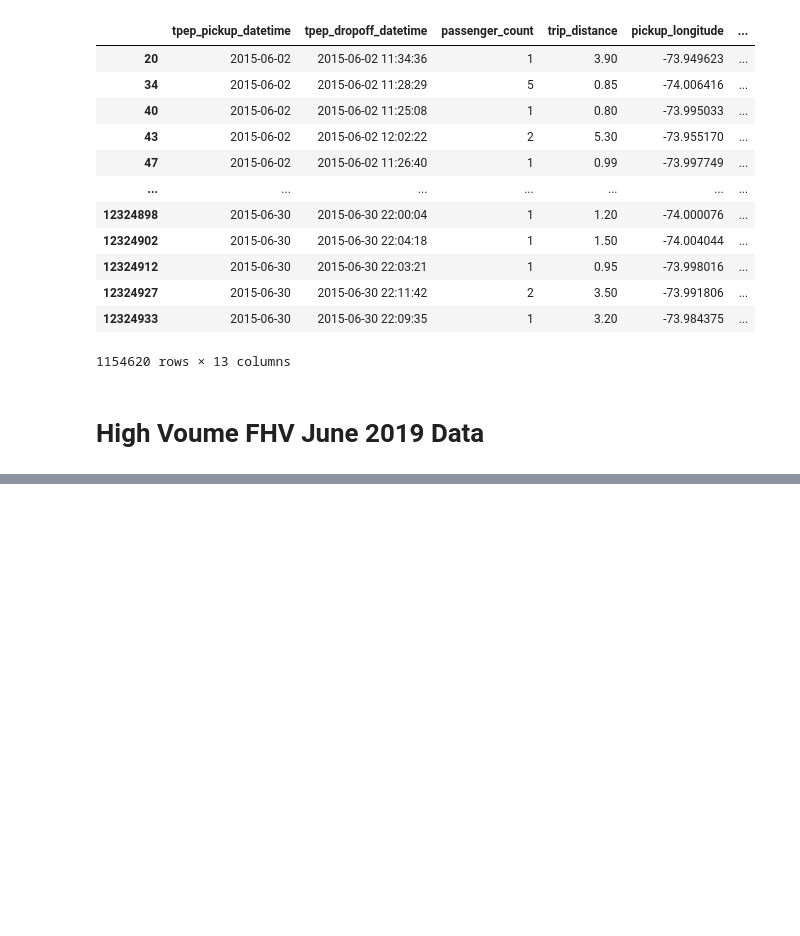
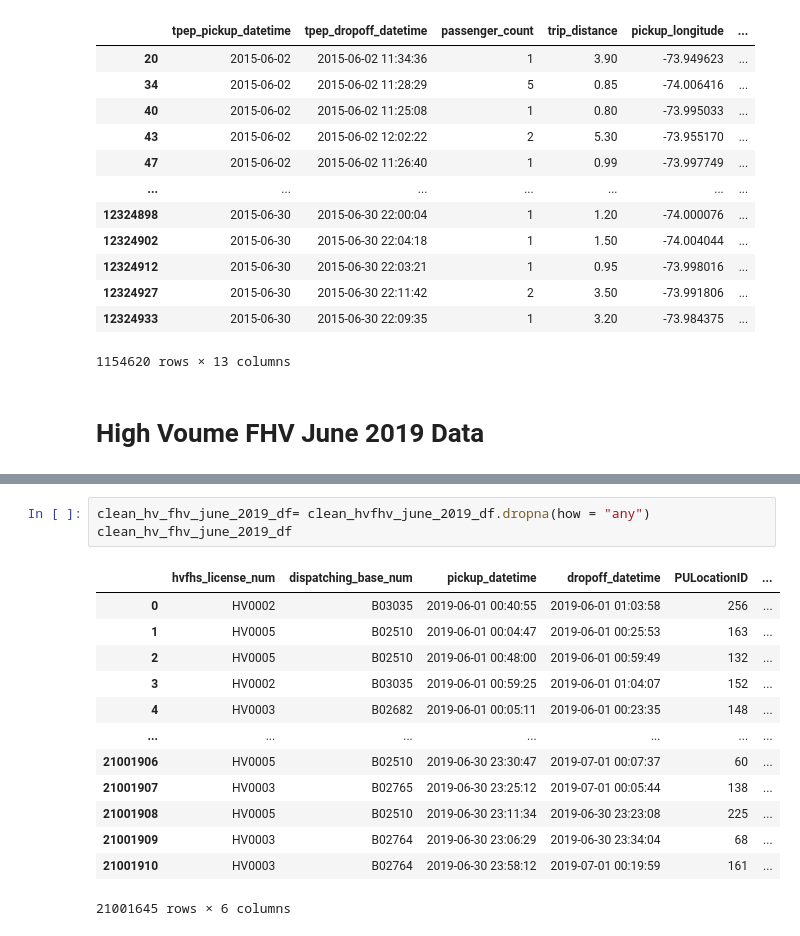
Before and after one commit to ILekawa9/Project-1, a Jupyter notebook: NYC_Taxi_Rideshare_Cleaning.ipynb, the cells around one changed output, grey strips where cells are left out. Saved outputs shown, nothing was run; the diff lists cells and outputs as text; blank space fills up the shorter version.

```diff
--- a/NYC_Taxi_Rideshare_Cleaning.ipynb
+++ b/NYC_Taxi_Rideshare_Cleaning.ipynb
@@ -135,3 +143,20 @@ clean_hv_fhv_june_2019_df.head()
+# %%
+clean_hv_fhv_june_2019_df= clean_hvfhv_june_2019_df.dropna(how = "any")
+clean_hv_fhv_june_2019_df
+# %% [output]
+|  | hvfhs_license_num | dispatching_base_num | pickup_datetime | dropoff_datetime | PULocationID | ... |
+| 0 | HV0002 | B03035 | 2019-06-01 00:40:55 | 2019-06-01 01:03:58 | 256 | ... |
+| 1 | HV0005 | B02510 | 2019-06-01 00:04:47 | 2019-06-01 00:25:53 | 163 | ... |
+| 2 | HV0005 | B02510 | 2019-06-01 00:48:00 | 2019-06-01 00:59:49 | 132 | ... |
+| 3 | HV0002 | B03035 | 2019-06-01 00:59:25 | 2019-06-01 01:04:07 | 152 | ... |
+| 4 | HV0003 | B02682 | 2019-06-01 00:05:11 | 2019-06-01 00:23:35 | 148 | ... |
+| ... | ... | ... | ... | ... | ... | ... |
+| 21001906 | HV0005 | B02510 | 2019-06-30 23:30:47 | 2019-07-01 00:07:37 | 60 | ... |
+| 21001907 | HV0003 | B02765 | 2019-06-30 23:25:12 | 2019-07-01 00:05:44 | 138 | ... |
+| 21001908 | HV0005 | B02510 | 2019-06-30 23:11:34 | 2019-06-30 23:23:08 | 225 | ... |
+| 21001909 | HV0003 | B02764 | 2019-06-30 23:06:29 | 2019-06-30 23:34:04 | 68 | ... |
+| 21001910 | HV0003 | B02764 | 2019-06-30 23:58:12 | 2019-07-01 00:19:59 | 161 | ... |
+21001645 rows × 6 columns
 # %%
 cut_dates = clean_hv_fhv_june_2019_df["pickup_datetime"].str.split(" ", n =1, expand = True)[0]
 clean_hv_fhv_june_2019_df["pickup_datetime"] = cut_dates
```
Also changed, not shown: parts of 6 cells of this notebook.
